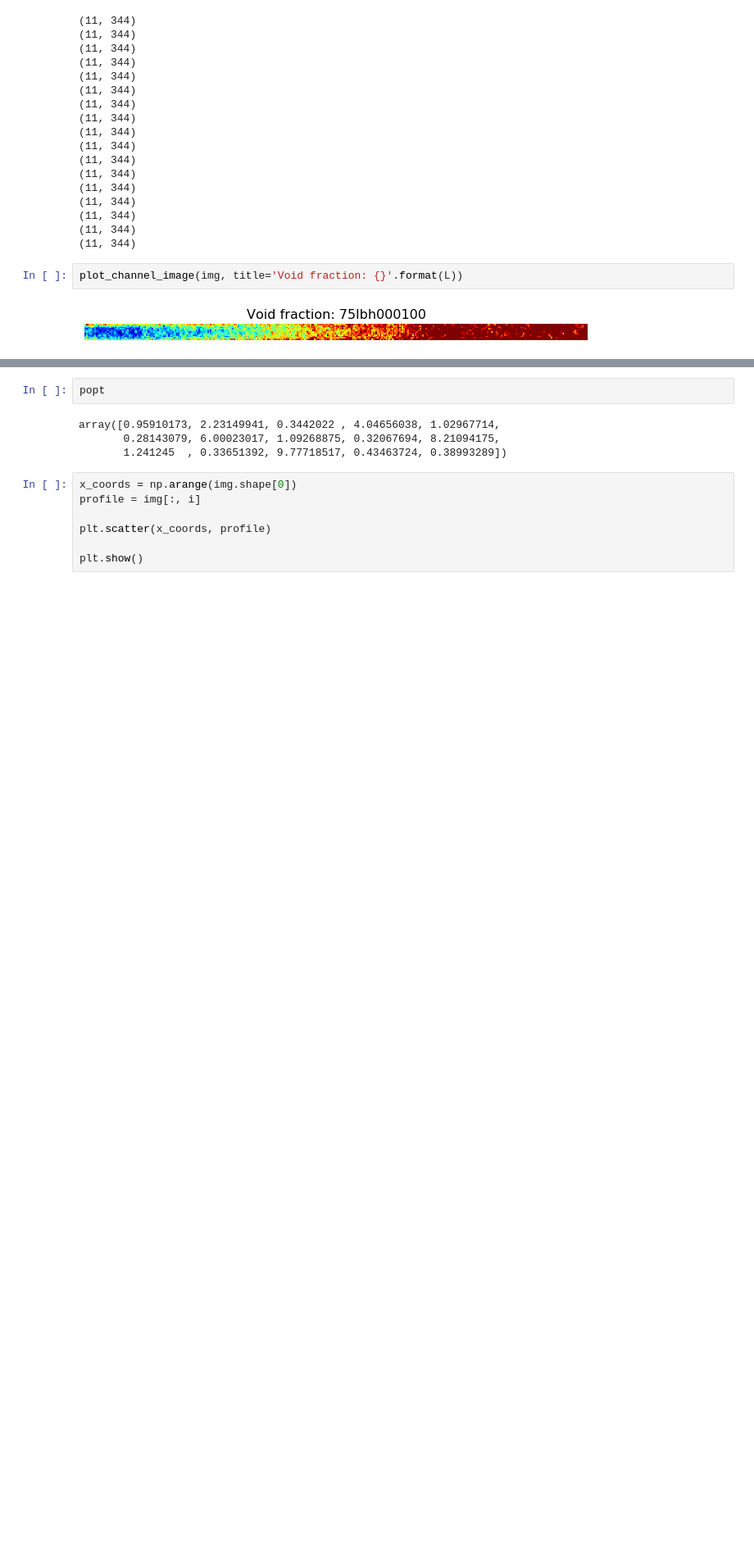
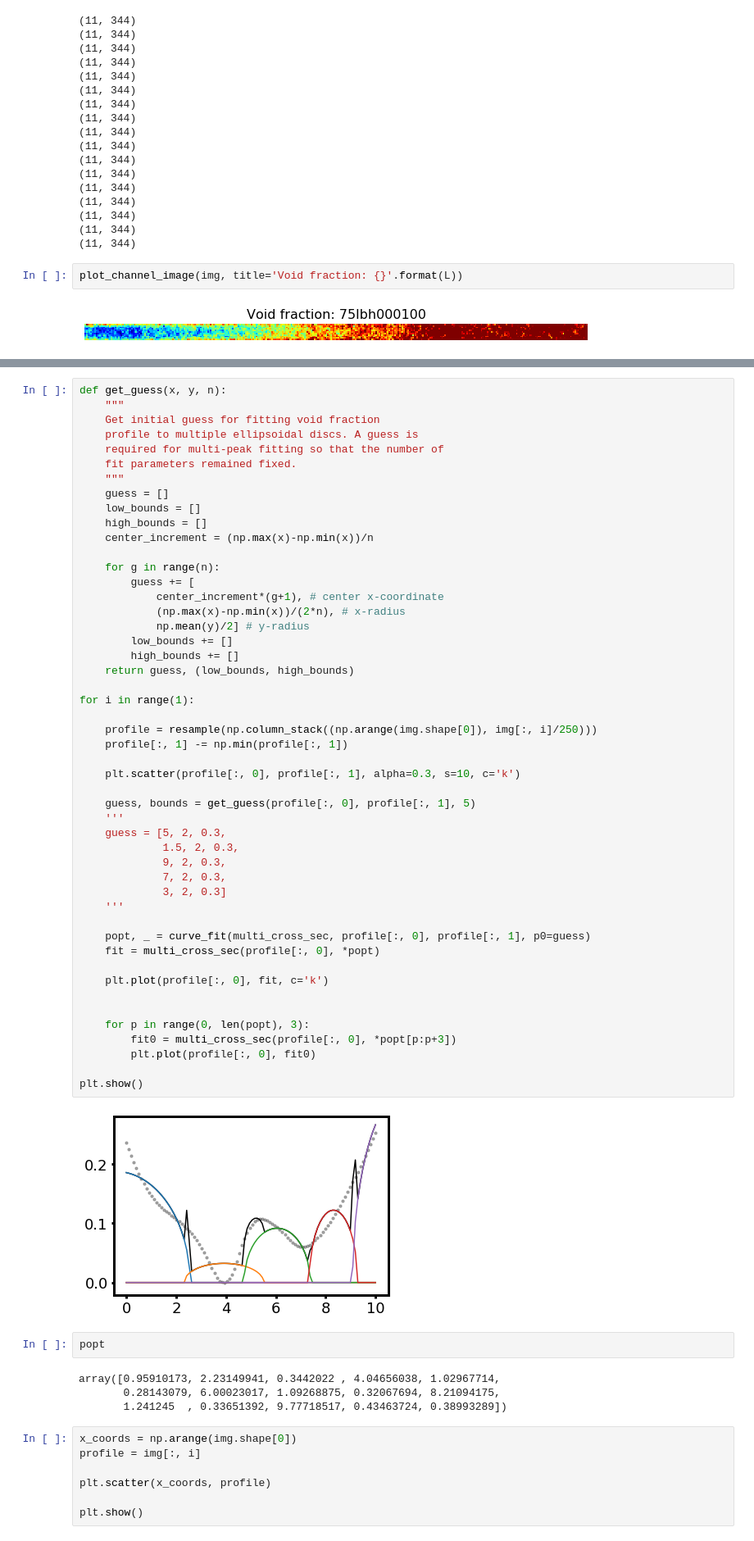
Before and after one commit to ericmuckley/fluid_channel_modeling, a Jupyter notebook: channel_modeling_disks.ipynb, the cells around one changed output, grey strips where cells are left out. Shown at 82% size. Saved outputs shown, nothing was run; the diff lists cells and outputs as text; blank space fills up the shorter version.

```diff
--- a/channel_modeling_disks.ipynb
+++ b/channel_modeling_disks.ipynb
@@ -241,3 +187,54 @@ plt.show()
+# %%
+def get_guess(x, y, n):
+    """
+    Get initial guess for fitting void fraction
+    profile to multiple ellipsoidal discs. A guess is
+    required for multi-peak fitting so that the number of
+    fit parameters remained fixed.
+    """
+    guess = []
+    low_bounds = []
+    high_bounds = []
+    center_increment = (np.max(x)-np.min(x))/n
+
+    for g in range(n):
+        guess += [
+            center_increment*(g+1), # center x-coordinate
+            (np.max(x)-np.min(x))/(2*n), # x-radius
+            np.mean(y)/2] # y-radius
+        low_bounds += []
+        high_bounds += []
+    return guess, (low_bounds, high_bounds)
+
+for i in range(1):
+
+    profile = resample(np.column_stack((np.arange(img.shape[0]), img[:, i]/250)))
+    profile[:, 1] -= np.min(profile[:, 1])
+
+    plt.scatter(profile[:, 0], profile[:, 1], alpha=0.3, s=10, c='k')
+
+    guess, bounds = get_guess(profile[:, 0], profile[:, 1], 5)
+    '''
+    guess = [5, 2, 0.3,
+             1.5, 2, 0.3,
+             9, 2, 0.3,
+             7, 2, 0.3,
+             3, 2, 0.3]
+    '''
+
+    popt, _ = curve_fit(multi_cross_sec, profile[:, 0], profile[:, 1], p0=guess)
+    fit = multi_cross_sec(profile[:, 0], *popt)
+
+    plt.plot(profile[:, 0], fit, c='k')
+
+
+    for p in range(0, len(popt), 3):
+        fit0 = multi_cross_sec(profile[:, 0], *popt[p:p+3])
+        plt.plot(profile[:, 0], fit0)
+
+plt.show()
+# %% [output]
+[figure, added]
 # %%
 popt
 # %% [output]
```
Also changed, not shown: parts of 4 cells of this notebook.
